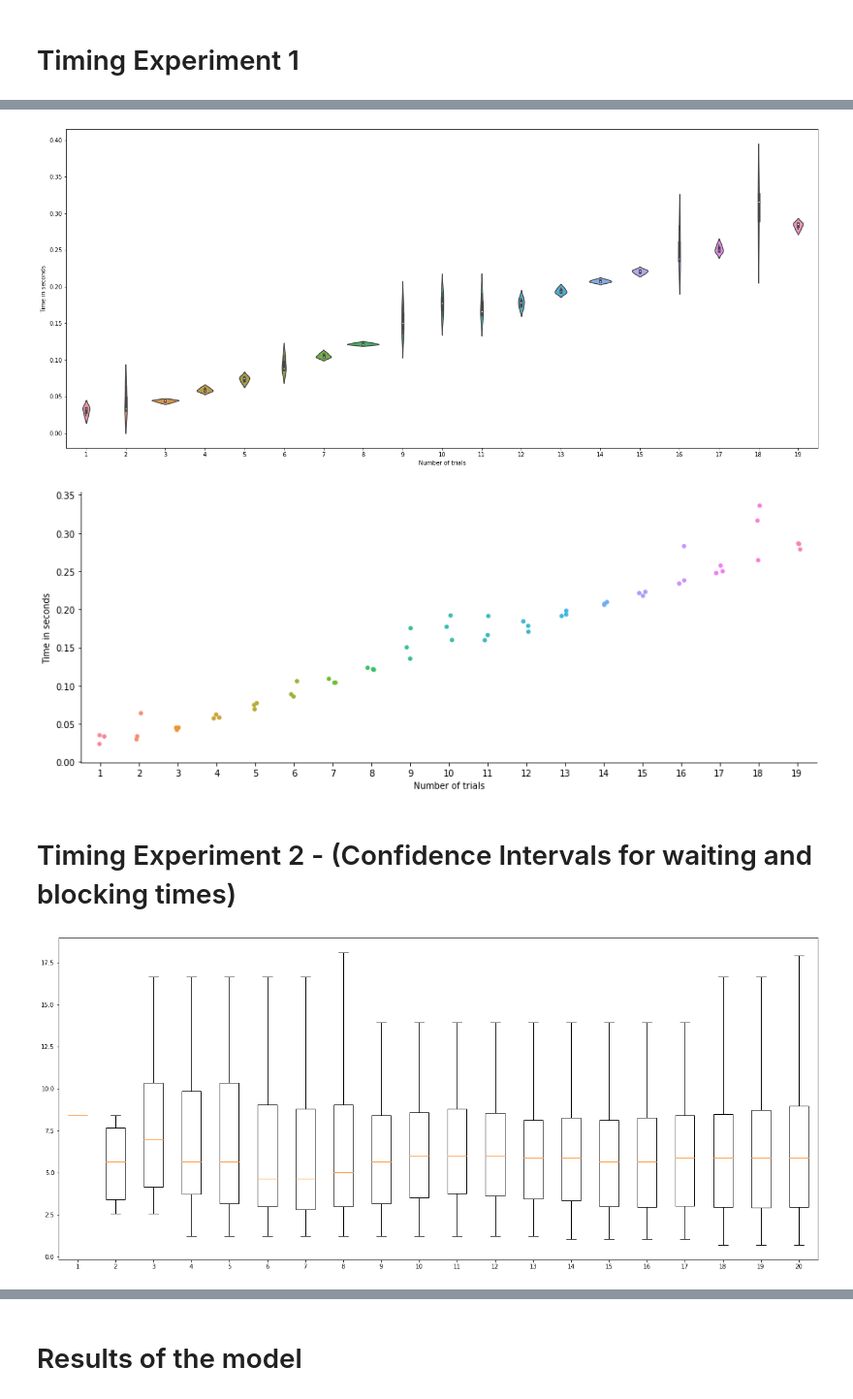
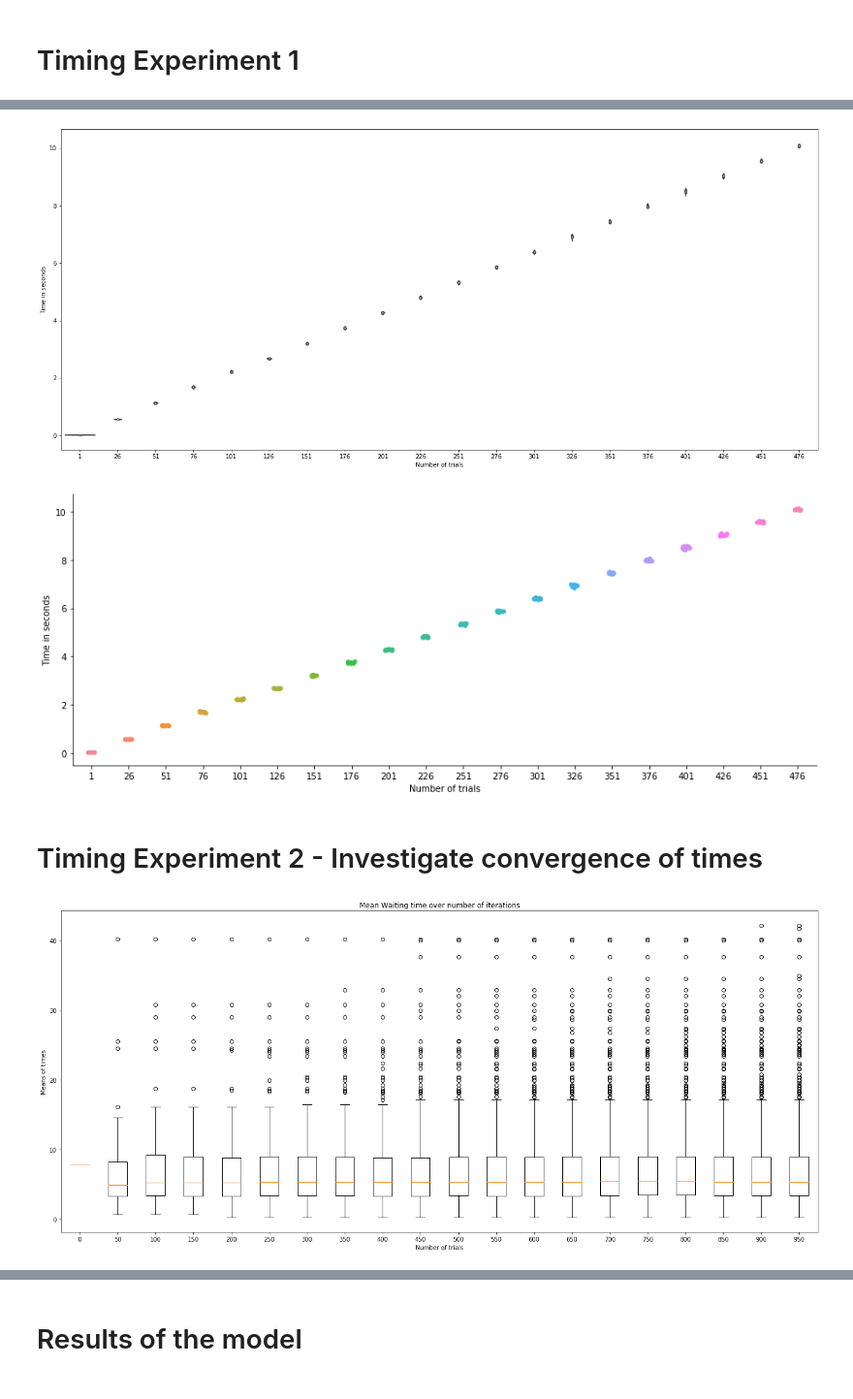
Before and after one commit to MichalisPanayides/AmbulanceDecisionGame, a Jupyter notebook: src/Jupyter/ciw/Experimenting with Ciw.ipynb, the cells around one changed output, grey strips where cells are left out. Shown: that part at 97% size. Saved outputs shown, nothing was run; the diff lists cells and outputs as text; code cells hidden in the pictures.

Commit message:
Timing Experiment1 sucessfuly run
Got results of the first 500 iterations with 15 repetitions

```diff
--- a/src/Jupyter/ciw/Experimenting with Ciw.ipynb
+++ b/src/Jupyter/ciw/Experimenting with Ciw.ipynb
@@ -136,6 +136,10 @@ def get_trial_duration(lambda_a, lambda_o, mu, total_capacity, threshold, trials
     return duration_of_trial
 
 
+def save_to_file(duration):
+    with open("Custom_Trials.txt", "a") as textfile:
+        textfile.write(str(duration) + "\n")
+
 def time_for_different_number_of_trials(lambda_a, lambda_o, mu, total_capacity, threshold, num_of_trials, repeat_trial=1, method='Simulation'):
     if method == 'Simulation':
         open('Custom_Trials.txt', 'w').close()
@@ -143,8 +147,7 @@ def time_for_different_number_of_trials(lambda_a, lambda_o, mu, total_capacity,
         for trials in range(num_of_trials):
             duration = get_trial_duration(lambda_a, lambda_o, mu, total_capacity, threshold, trials, repeat_trial)
             times.append(duration)
-            with open("Custom_Trials.txt", "a") as textfile:
-                textfile.write(str(trials) + " " + str(duration) + "\n")
+            save_to_file(duration)
     return times
 # %%
 def get_distribution_plot(times, kind=None):
@@ -190,8 +193,8 @@ total_capacity = 8   # Number of servers: 8 servers
 threshold = 4        # Threshold of accepting ambulance patients
 
 # Timing Experiment parameters
-num_of_trials = 20        # Number of trials to be considered
-repetition = 3           # Repetition of each trial
+num_of_trials = 500      # Number of trials to be considered
+repetition = 15           # Repetition of each trial
 method = "Simulation"     # Method to be used (only Simulation available)
 
 times = time_for_different_number_of_trials(lambda_a, lambda_o, mu, total_capacity, threshold, num_of_trials, repetition, method)
@@ -217,14 +220,14 @@ plt.figure(figsize=(23,10))
 get_distribution_plot(times, kind="violin")
 plt.show()
 # %% [output]
-[figure, old version]
+[figure, new version]
 # %%
 get_distribution_plot(times)
 plt.show()
 # %% [output]
-[figure, old version]
+[figure, new version]
 # %% [markdown]
-# Timing Experiment 2 - (Confidence Intervals for waiting and blocking times)
+# Timing Experiment 2 - Investigate convergence of times
 # %%
 def get_multiple_runs_results(lambda_a, lambda_o, mu, total_capacity, threshold, num_of_trials=10):
 
@@ -257,20 +260,41 @@ def results_for_different_number_of_trials(lambda_a, lambda_o, mu, total_capacit
 
 def get_distributions_over_time(all_times):
 
-
     mean_times = []
     step = int(np.ceil(len(all_times) / 20))
     aggregated_times = [[] for _ in range(int(np.ceil(num_of_trials/step)))]
+    plot_labels = []
     list_pos = 0
 
     for times in range(len(all_times)):
         mean_times.append(np.mean(all_times[times]))
         if times % step == 0:
+            plot_labels.append(times)
             aggregated_times[list_pos] += mean_times
             list_pos += 1
 
     aggregated_times = aggregated_times[0:20]
-    plot = plt.boxplot(aggregated_times, showfliers = False)
+    return [aggregated_times, plot_labels]
+
+
+
+def make_plot_of_confidence_intervals(all_times, time_type=None):
+
+    aggregated_times, plot_labels = get_distributions_over_time(all_times)
+    if time_type == 'w':
+        title = "Mean Waiting time over number of iterations"
+    elif time_type == 's':
+        title = "Mean Service time over number of iterations"
+    elif time_type == 'b':
+        title = "Mean time Blocked over number of iterations"
+    else:
+        title = " "
+
+    plt.figure(figsize=(23,10))
+    plot = plt.boxplot(aggregated_times, showfliers = True, labels = plot_labels)
+    plt.title(title)
+    plt.xlabel('Number of trials')
+    plt.ylabel('Means of times')
 
     return plot
 # %%
@@ -279,16 +303,15 @@ lambda_a = 0.1       # Ambulance: 6 arrivals per hour
 lambda_o = 0.05      # Others: 3 arrivals per hour
 mu = 0.05            # Service time: 3 services per hour
 total_capacity = 8   # Number of servers: 8 servers
-threshold = 7        # Threshold of accepting ambulance patients
+threshold = 4        # Threshold of accepting ambulance patients
 
 # Timing Parameters
-num_of_trials = 118
+num_of_trials = 1000
 # %%
 time_results = results_for_different_number_of_trials(lambda_a, lambda_o, mu, total_capacity, threshold, num_of_trials)
 # %%
-plt.figure(figsize=(23,10))
-get_distributions_over_time(time_results[0])
+make_plot_of_confidence_intervals(time_results[0], time_type="w")
 plt.show()
 # %% [output]
-[figure, old version]
+[figure, new version]
 # %%
```
Also changed, not shown: parts of 19 cells of this notebook, 8 other files.
